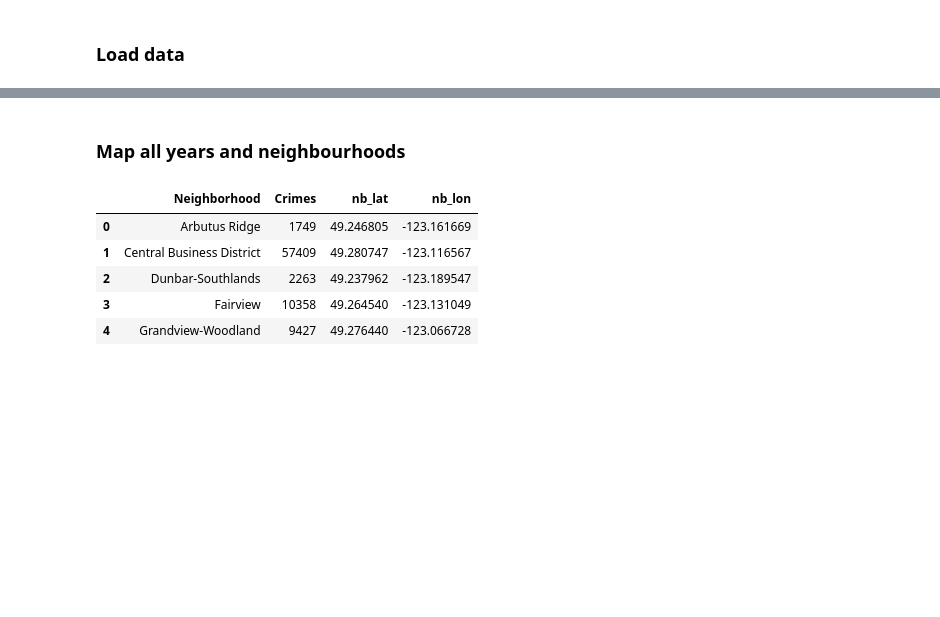
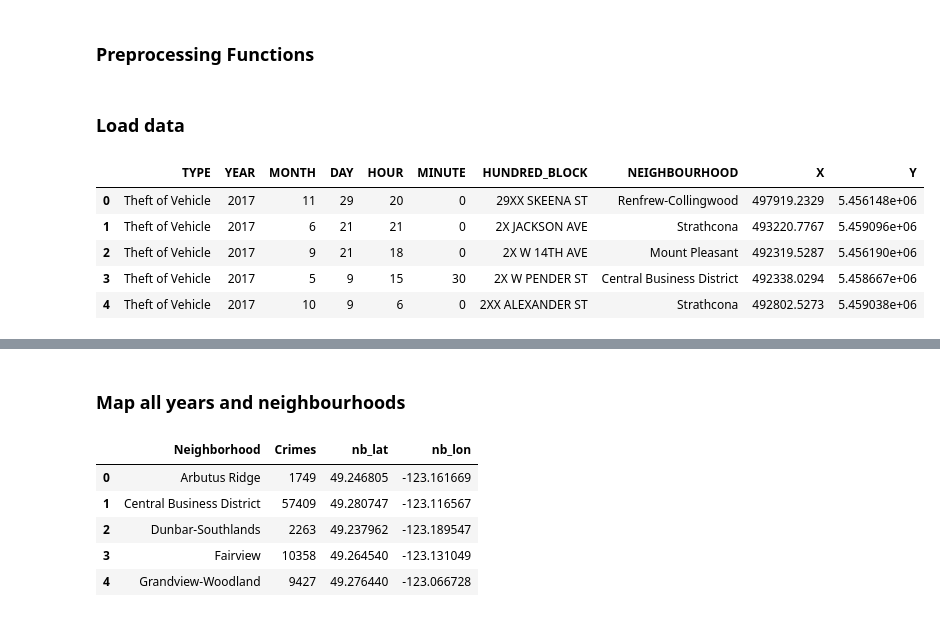
Before and after one commit to UBC-MDS/group16, a Jupyter notebook: reports/map.ipynb, the cells around one changed output, grey strips where cells are left out. Cells and saved outputs as stored; diff of their text form; code cells hidden in the pictures; blank space fills up the shorter version.

```diff
--- a/reports/map.ipynb
+++ b/reports/map.ipynb
@@ -43,0 +27,2 @@ def filter_df(df, nbs=[]):
+# %% [markdown]
+### Preprocessing Functions
@@ -49,6 +59,14 @@ gdf = load_gdf()
 # %%
 # load crimes data
 filename = "../data/processed/merged_df.csv"
-df = pd.read_csv(filename)
+df = pd.read_csv(filename,  index_col=0)
+df.head()
+# %% [output]
+|  | TYPE | YEAR | MONTH | DAY | HOUR | MINUTE | HUNDRED_BLOCK | NEIGHBOURHOOD | X | Y |
+| 0 | Theft of Vehicle | 2017 | 11 | 29 | 20 | 0 | 29XX SKEENA ST | Renfrew-Collingwood | 497919.2329 | 5.456148e+06 |
+| 1 | Theft of Vehicle | 2017 | 6 | 21 | 21 | 0 | 2X JACKSON AVE | Strathcona | 493220.7767 | 5.459096e+06 |
+| 2 | Theft of Vehicle | 2017 | 9 | 21 | 18 | 0 | 2X W 14TH AVE | Mount Pleasant | 492319.5287 | 5.456190e+06 |
+| 3 | Theft of Vehicle | 2017 | 5 | 9 | 15 | 30 | 2X W PENDER ST | Central Business District | 492338.0294 | 5.458667e+06 |
+| 4 | Theft of Vehicle | 2017 | 10 | 9 | 6 | 0 | 2XX ALEXANDER ST | Strathcona | 492802.5273 | 5.459038e+06 |
 # %%
 # Preprocessing crimes data = eliminate missing coordinates and update col names/ neighborhoods
```
Also changed, not shown: parts of 17 cells of this notebook.
